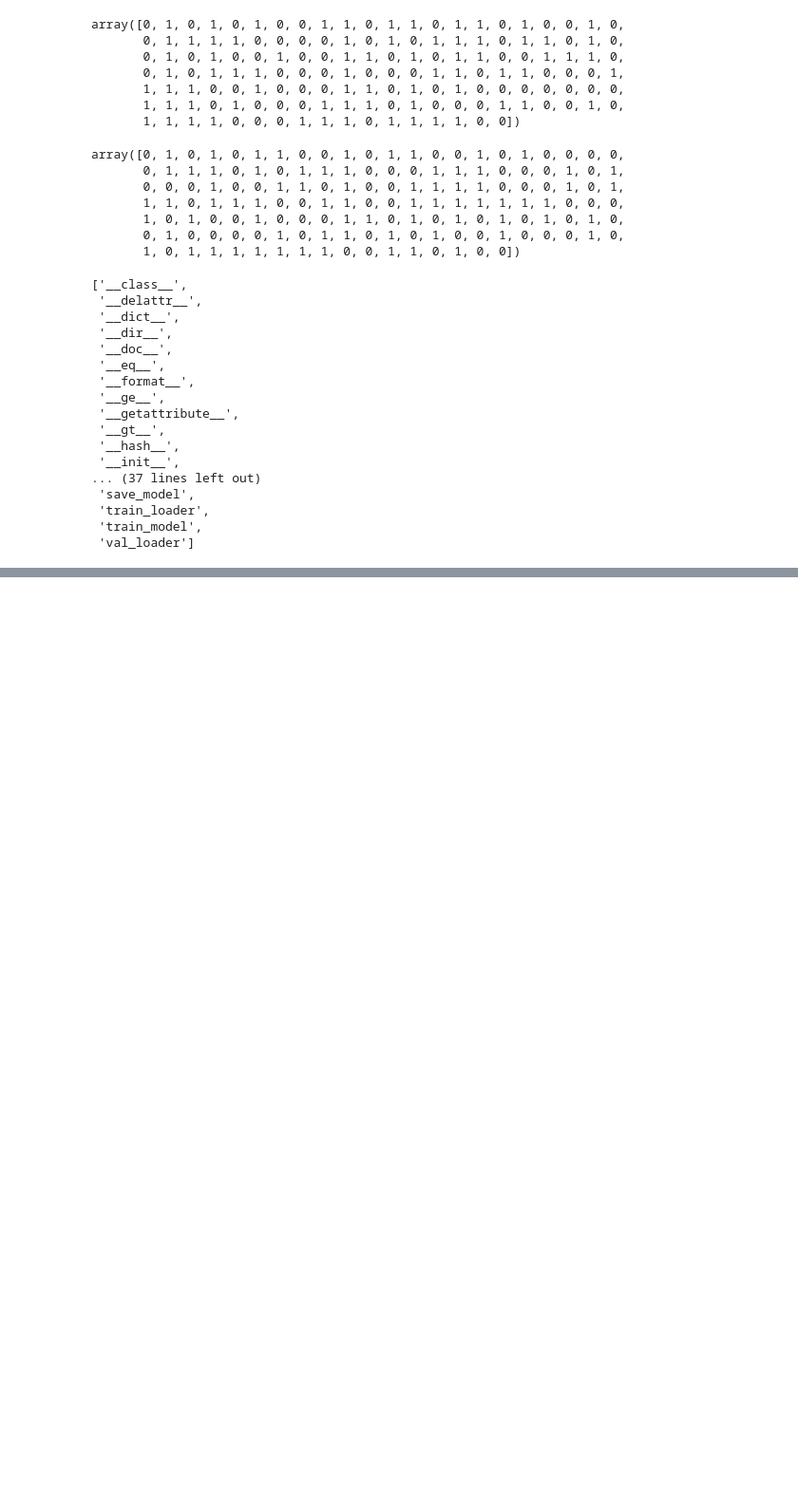
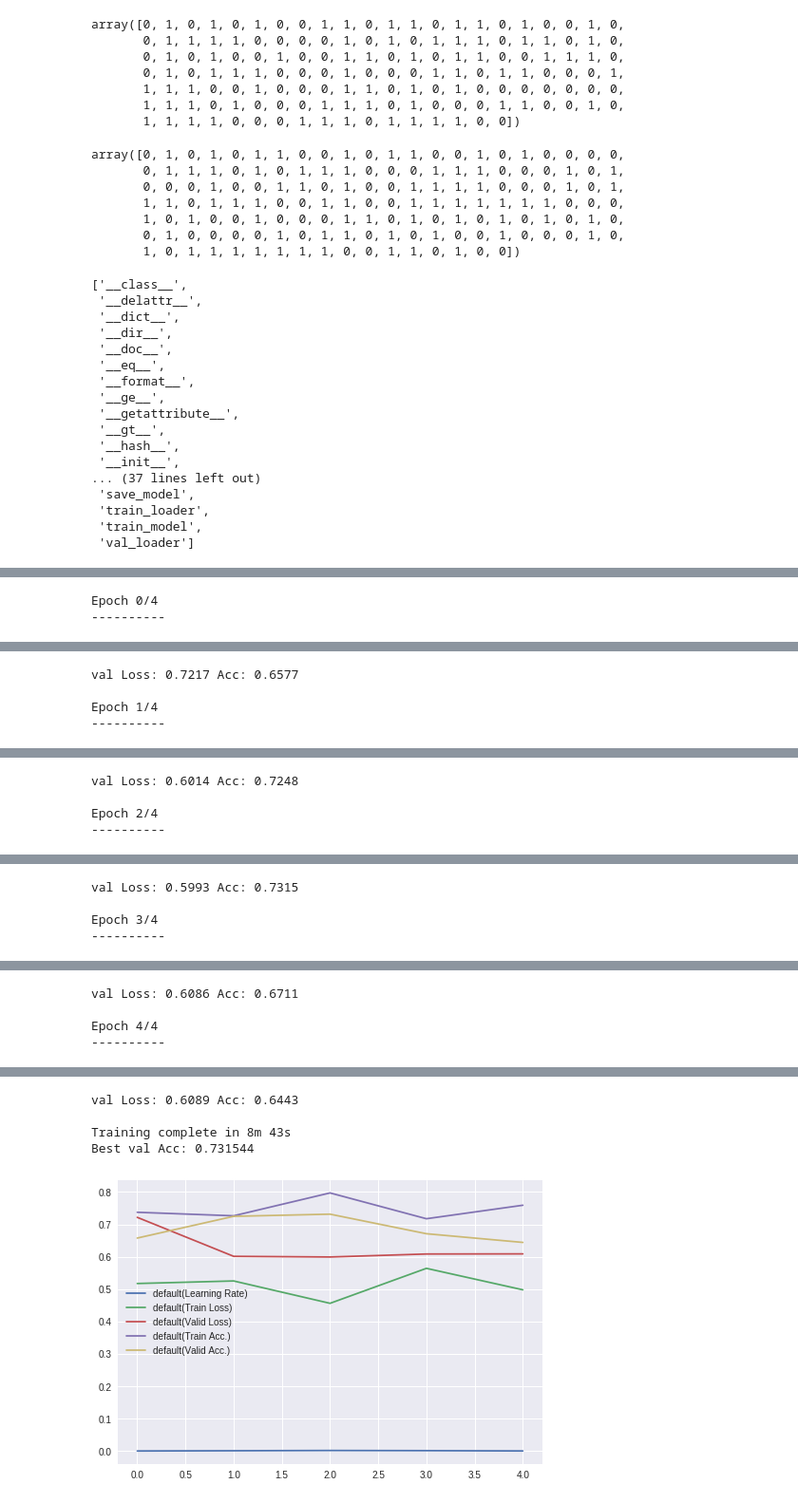
Before and after one commit to amilacsw/fastai-course-amila, a Jupyter notebook: Lesson1.ipynb, the cells around one changed output, grey strips where cells are left out. Shown: that part at 95% size. Saved outputs shown, nothing was run; the diff lists cells and outputs as text; code cells hidden in the pictures; blank space fills up the shorter version.

Commit message:
Lesson1 including differential learning rate annealing

```diff
--- a/Lesson1.ipynb
+++ b/Lesson1.ipynb
@@ -406,0 +418,9 @@ dir(train_conv)
+# %%
+optimizer_sched = optim.SGD(model_conv.base_model.fc.parameters(), lr=0.002, momentum=0.9)
+# %%
+lr_scheduler_conv = lr_sched.myCosineAnnealingLR(optimizer_sched,15,cycle_mult=2)
+# %%
+train_conv.train_model(optimizer=optimizer_sched,scheduler=lr_scheduler_conv,num_epochs=5)
+# %% [output]
+Epoch 0/4
+----------
@@ -406,0 +428,4 @@ dir(train_conv)
+val Loss: 0.7217 Acc: 0.6577
+
+Epoch 1/4
+----------
@@ -406,0 +433,4 @@ dir(train_conv)
+val Loss: 0.6014 Acc: 0.7248
+
+Epoch 2/4
+----------
@@ -406,0 +438,4 @@ dir(train_conv)
+val Loss: 0.5993 Acc: 0.7315
+
+Epoch 3/4
+----------
@@ -406,0 +443,4 @@ dir(train_conv)
+val Loss: 0.6086 Acc: 0.6711
+
+Epoch 4/4
+----------
@@ -406,0 +448,5 @@ dir(train_conv)
+val Loss: 0.6089 Acc: 0.6443
+
+Training complete in 8m 43s
+Best val Acc: 0.731544
+[figure, added]
```
Also changed, not shown: parts of 9 cells of this notebook.
